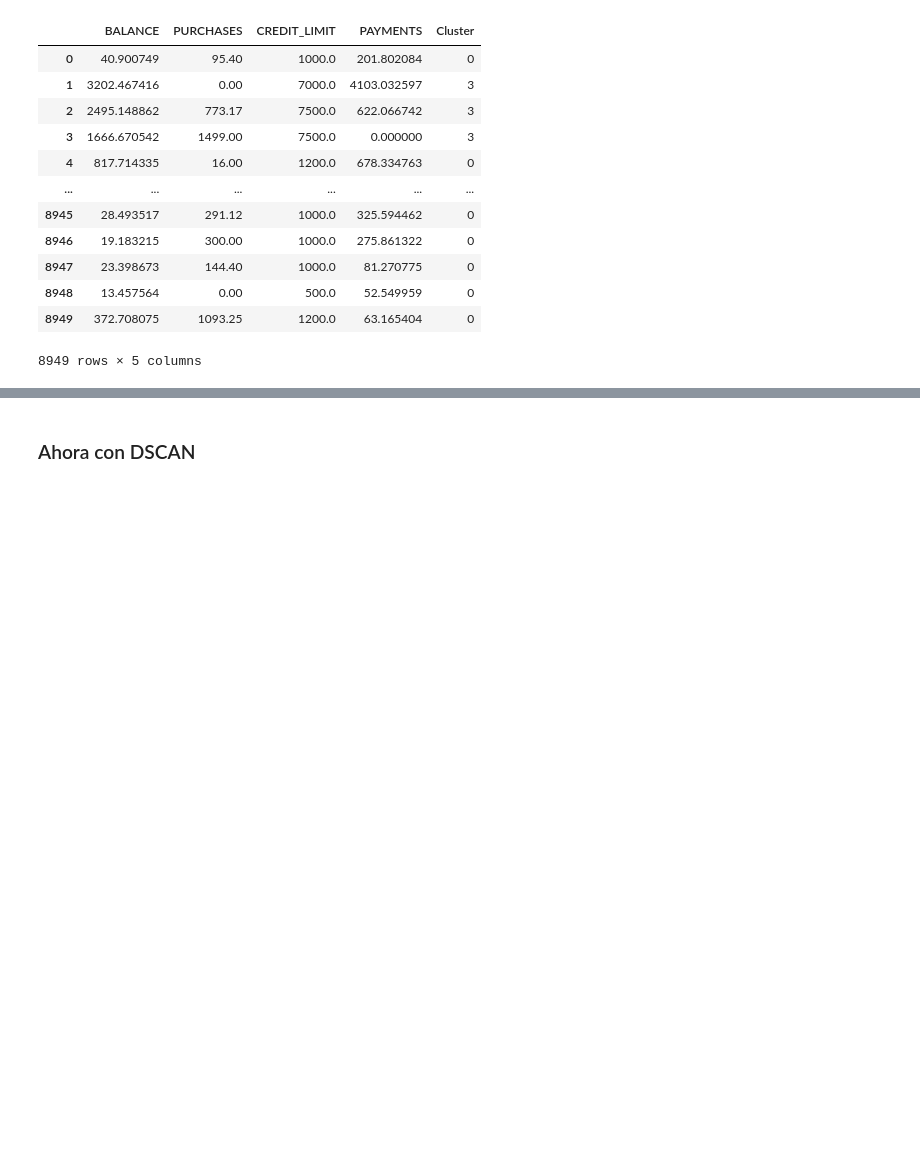
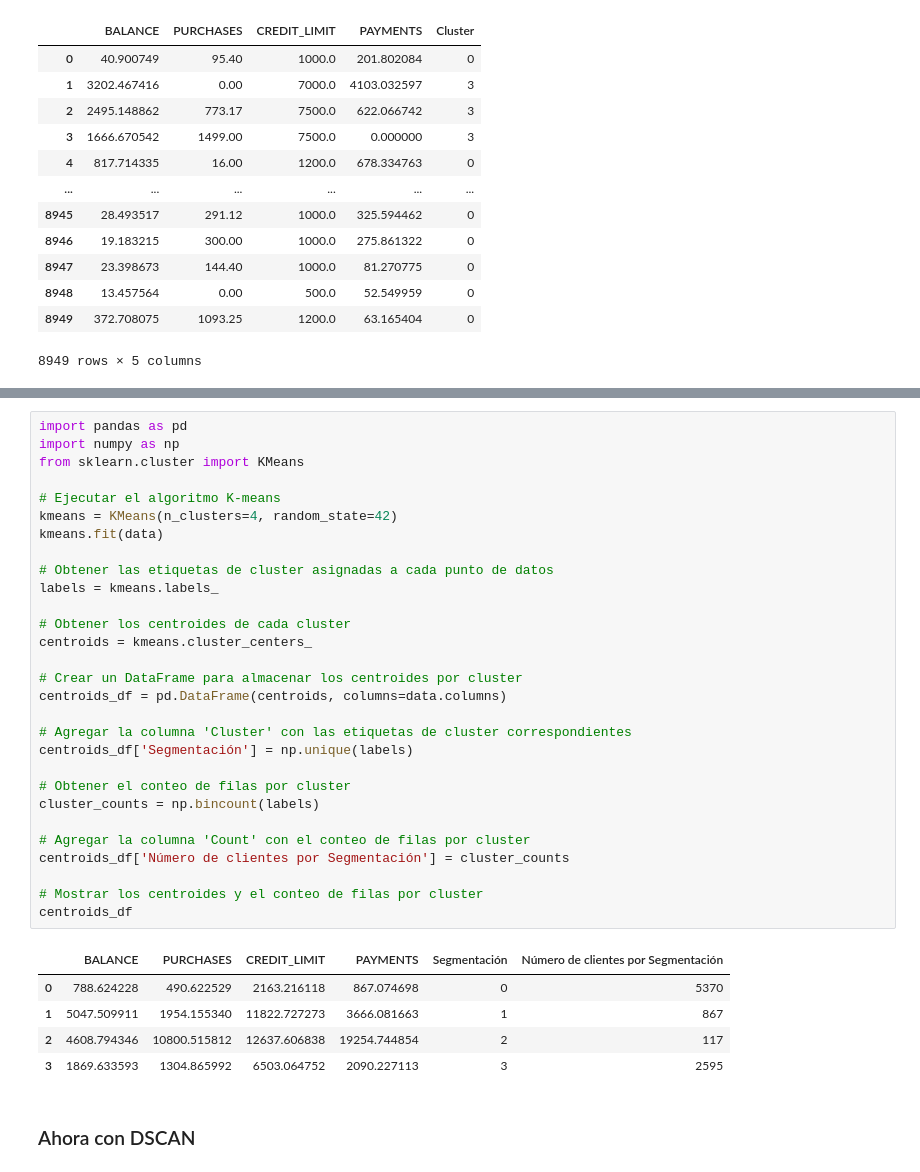
Before and after one commit to andromedalactea/Credit_Cards_Analytics, a Jupyter notebook: Analisis_exploratorio.ipynb, the cells around one changed output, grey strips where cells are left out. Drawn from its saved outputs; the diff is of its cells as text; blank space fills up the shorter version.

```diff
--- a/Analisis_exploratorio.ipynb
+++ b/Analisis_exploratorio.ipynb
@@ -284,3 +304,38 @@ plt.show()
+# %%
+import pandas as pd
+import numpy as np
+from sklearn.cluster import KMeans
+
+# Ejecutar el algoritmo K-means
+kmeans = KMeans(n_clusters=4, random_state=42)
+kmeans.fit(data)
+
+# Obtener las etiquetas de cluster asignadas a cada punto de datos
+labels = kmeans.labels_
+
+# Obtener los centroides de cada cluster
+centroids = kmeans.cluster_centers_
+
+# Crear un DataFrame para almacenar los centroides por cluster
+centroids_df = pd.DataFrame(centroids, columns=data.columns)
+
+# Agregar la columna 'Cluster' con las etiquetas de cluster correspondientes
+centroids_df['Segmentación'] = np.unique(labels)
+
+# Obtener el conteo de filas por cluster
+cluster_counts = np.bincount(labels)
+
+# Agregar la columna 'Count' con el conteo de filas por cluster
+centroids_df['Número de clientes por Segmentación'] = cluster_counts
+
+# Mostrar los centroides y el conteo de filas por cluster
+centroids_df
+# %% [output]
+|  | BALANCE | PURCHASES | CREDIT_LIMIT | PAYMENTS | Segmentación | Número de clientes por Segmentación |
+| 0 | 788.624228 | 490.622529 | 2163.216118 | 867.074698 | 0 | 5370 |
+| 1 | 5047.509911 | 1954.155340 | 11822.727273 | 3666.081663 | 1 | 867 |
+| 2 | 4608.794346 | 10800.515812 | 12637.606838 | 19254.744854 | 2 | 117 |
+| 3 | 1869.633593 | 1304.865992 | 6503.064752 | 2090.227113 | 3 | 2595 |
 # %% [markdown]
 ### Ahora con DSCAN
 # %%
```
Also changed, not shown: parts of 8 cells of this notebook.
